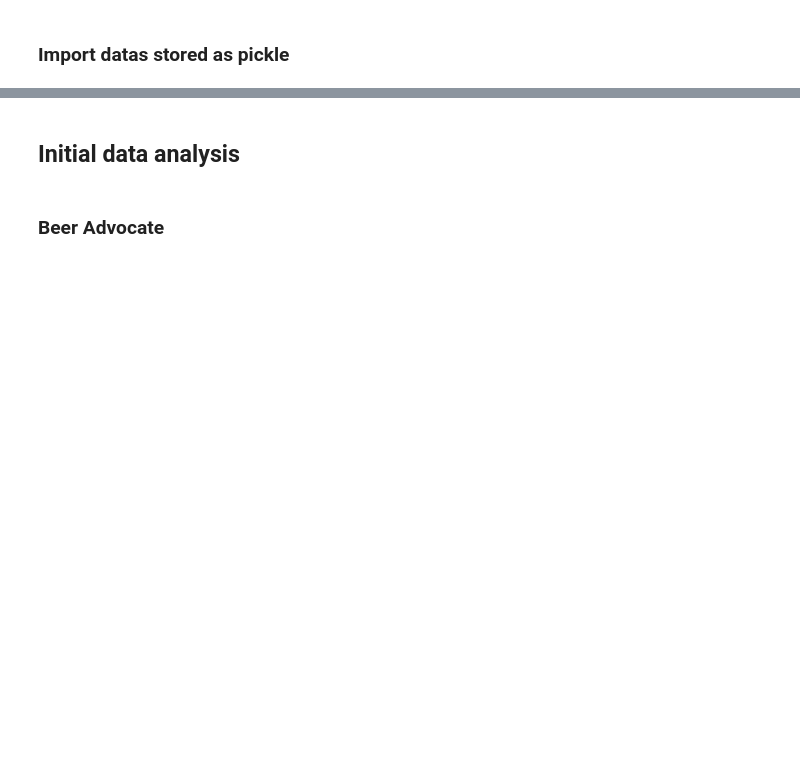
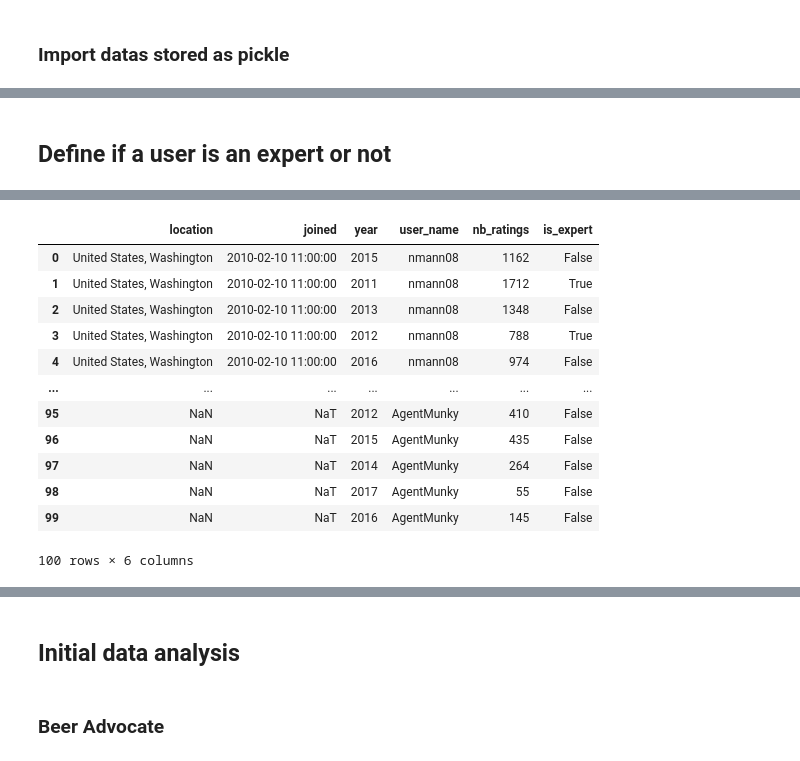
Before and after one commit to epfl-ada/ada-2023-project-remontada, a Jupyter notebook: code/main_yannis.ipynb, the cells around one changed output, grey strips where cells are left out. Saved outputs shown, nothing was run; the diff lists cells and outputs as text; code cells hidden in the pictures; blank space fills up the shorter version.

```diff
--- a/code/main_yannis.ipynb
+++ b/code/main_yannis.ipynb
@@ -85,0 +137,2 @@ Loading df_advocate_users...
+# %% [markdown]
+## Define if a user is an expert or not
@@ -85,0 +192,36 @@ Loading df_advocate_users...
+# %%
+def is_expert(score, min_score, max_score, threshold=0.95):
+    # Min-Max Scaling
+    normalized_score = (score - min_score) / (max_score - min_score)
+    return normalized_score >= threshold
+# %%
+def build_is_expert_column(df, threshold=0.95):
+    min_year = df['year'].min()
+    max_year = df['year'].max()
+
+    user_year_is_expert = np.empty((0, 3))
+
+    for year in range(min_year, max_year+1):
+        df_current_year = df[df['year'] == year]
+        if len(df_current_year) == 0: continue
+        temp_scores = []
+        for _, row in df_current_year.iterrows():
+            user_id = row['user_name']
+            score = calculate_expert_score_user(df_ratings_stat, user_id, year)
+            temp_scores.append([user_id, year, score])
+
+        temp_scores = np.array(temp_scores)
+        max_score = np.max(temp_scores[:, 2].astype(float), axis=0)
+        temp_scores[:, 2] = is_expert(temp_scores[:, 2].astype(float), 0, max_score, threshold)
+        user_year_is_expert = np.vstack((user_year_is_expert, temp_scores))
+
+    res = pd.DataFrame(user_year_is_expert, columns=['user_name', 'year', 'is_expert'])
+    res.user_name = res.user_name.astype(str)
+    res.year = res.year.astype(int)
+    res.is_expert = res.is_expert.apply(lambda x: x.lower() == 'true')
+    return df.merge(res, on=['user_name', 'year'], how='left')
+# %%
+%%time
+df_ratings_stat_expert = build_is_expert_column(df_ratings_stat[:100], threshold=0.95)
+df_ratings_stat_expert
+# %% [output]
@@ -85,0 +231,13 @@ Loading df_advocate_users...
+|  | location | joined | year | user_name | nb_ratings | is_expert |
+| 0 | United States, Washington | 2010-02-10 11:00:00 | 2015 | nmann08 | 1162 | False |
+| 1 | United States, Washington | 2010-02-10 11:00:00 | 2011 | nmann08 | 1712 | True |
+| 2 | United States, Washington | 2010-02-10 11:00:00 | 2013 | nmann08 | 1348 | False |
+| 3 | United States, Washington | 2010-02-10 11:00:00 | 2012 | nmann08 | 788 | True |
+| 4 | United States, Washington | 2010-02-10 11:00:00 | 2016 | nmann08 | 974 | False |
+| ... | ... | ... | ... | ... | ... | ... |
+| 95 | NaN | NaT | 2012 | AgentMunky | 410 | False |
+| 96 | NaN | NaT | 2015 | AgentMunky | 435 | False |
+| 97 | NaN | NaT | 2014 | AgentMunky | 264 | False |
+| 98 | NaN | NaT | 2017 | AgentMunky | 55 | False |
+| 99 | NaN | NaT | 2016 | AgentMunky | 145 | False |
+100 rows × 6 columns
```
Also changed, not shown: parts of 18 cells of this notebook.
